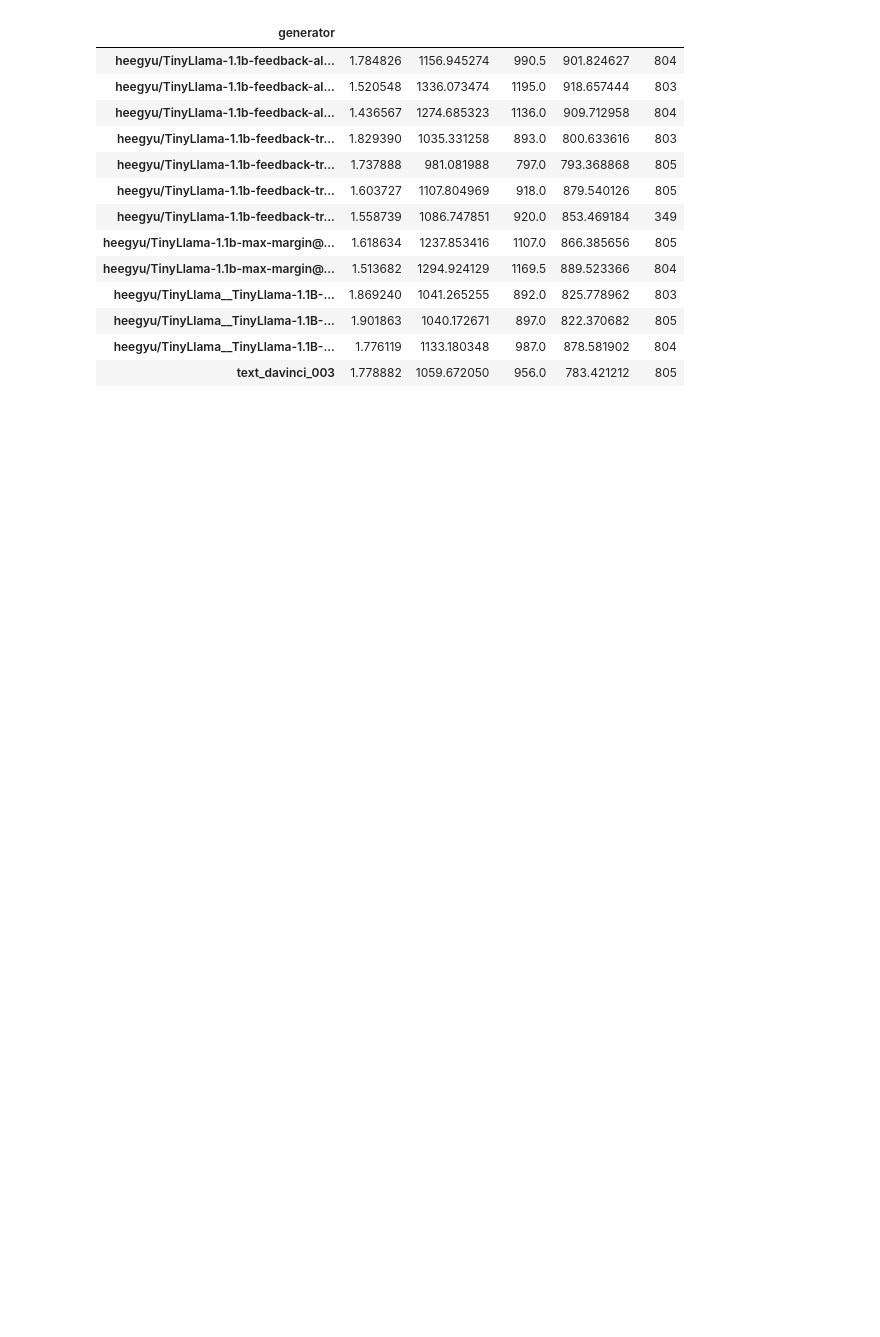
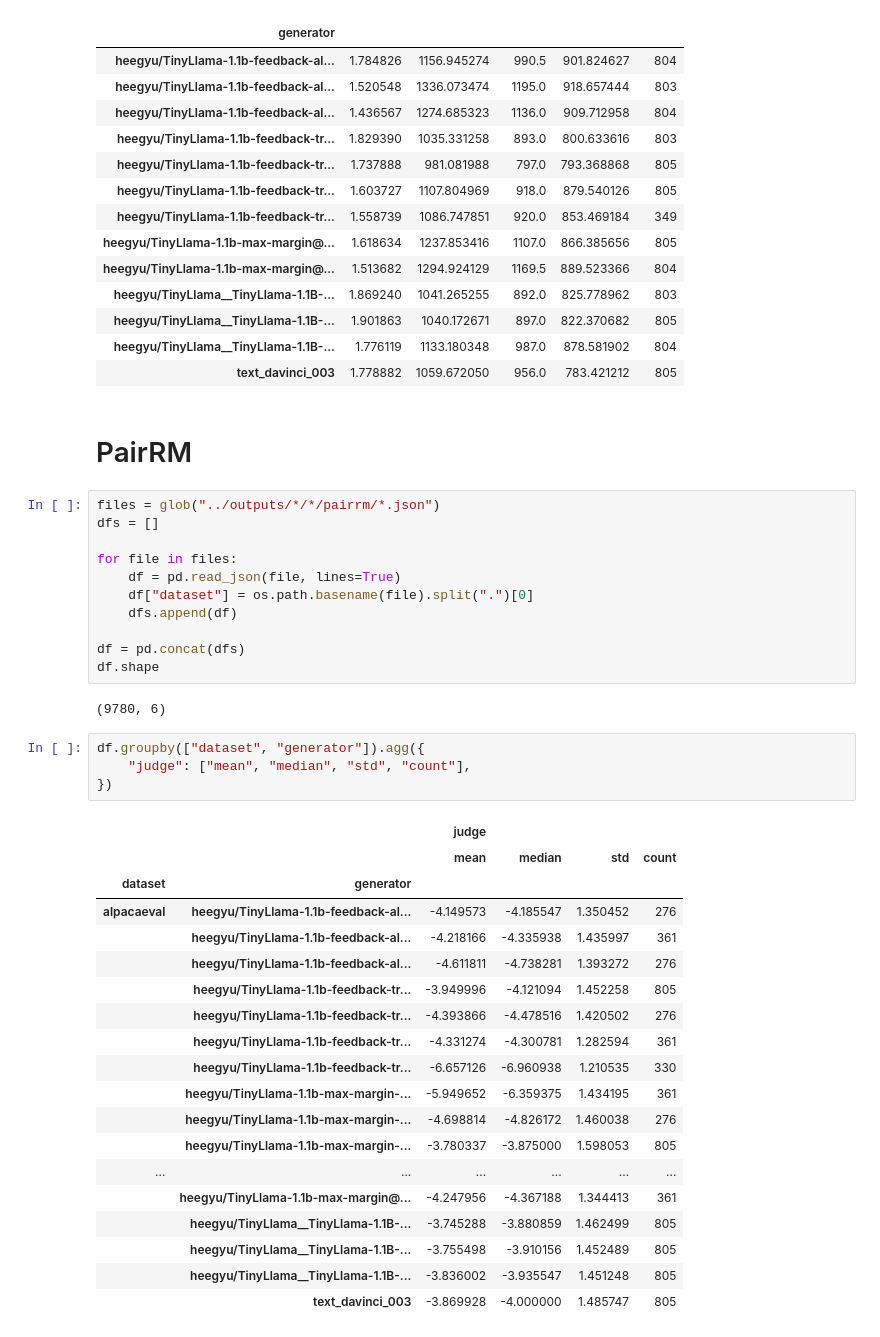
Before and after one commit to HeegyuKim/tuna, a Jupyter notebook: notebook/alpacaeval.ipynb, the cells around one changed output. Drawn from its saved outputs; the diff is of its cells as text; blank space fills up the shorter version.

Commit message:
pairrm judge

```diff
--- a/notebook/alpacaeval.ipynb
+++ b/notebook/alpacaeval.ipynb
@@ -88,3 +88,42 @@ df[df.score > 0].groupby("generator").agg({
 | heegyu/TinyLlama__TinyLlama-1.1B-... | 1.901863 | 1040.172671 | 897.0 | 822.370682 | 805 |
 | heegyu/TinyLlama__TinyLlama-1.1B-... | 1.776119 | 1133.180348 | 987.0 | 878.581902 | 804 |
 | text_davinci_003 | 1.778882 | 1059.672050 | 956.0 | 783.421212 | 805 |
+# %% [markdown]
+# PairRM
+# %%
+files = glob("../outputs/*/*/pairrm/*.json")
+dfs = []
+
+for file in files:
+    df = pd.read_json(file, lines=True)
+    df["dataset"] = os.path.basename(file).split(".")[0]
+    dfs.append(df)
+
+df = pd.concat(dfs)
+df.shape
+# %% [output]
+(9780, 6)
+# %%
+df.groupby(["dataset", "generator"]).agg({
+    "judge": ["mean", "median", "std", "count"],
+})
+# %% [output]
+|  |  | judge |  |  |  |
+|  |  | mean | median | std | count |
+| dataset | generator |  |  |  |  |
+| alpacaeval | heegyu/TinyLlama-1.1b-feedback-al... | -4.149573 | -4.185547 | 1.350452 | 276 |
+|  | heegyu/TinyLlama-1.1b-feedback-al... | -4.218166 | -4.335938 | 1.435997 | 361 |
+|  | heegyu/TinyLlama-1.1b-feedback-al... | -4.611811 | -4.738281 | 1.393272 | 276 |
+|  | heegyu/TinyLlama-1.1b-feedback-tr... | -3.949996 | -4.121094 | 1.452258 | 805 |
+|  | heegyu/TinyLlama-1.1b-feedback-tr... | -4.393866 | -4.478516 | 1.420502 | 276 |
+|  | heegyu/TinyLlama-1.1b-feedback-tr... | -4.331274 | -4.300781 | 1.282594 | 361 |
+|  | heegyu/TinyLlama-1.1b-feedback-tr... | -6.657126 | -6.960938 | 1.210535 | 330 |
+|  | heegyu/TinyLlama-1.1b-max-margin-... | -5.949652 | -6.359375 | 1.434195 | 361 |
+|  | heegyu/TinyLlama-1.1b-max-margin-... | -4.698814 | -4.826172 | 1.460038 | 276 |
+|  | heegyu/TinyLlama-1.1b-max-margin-... | -3.780337 | -3.875000 | 1.598053 | 805 |
+| ... | ... | ... | ... | ... | ... |
+|  | heegyu/TinyLlama-1.1b-max-margin@... | -4.247956 | -4.367188 | 1.344413 | 361 |
+|  | heegyu/TinyLlama__TinyLlama-1.1B-... | -3.745288 | -3.880859 | 1.462499 | 805 |
+|  | heegyu/TinyLlama__TinyLlama-1.1B-... | -3.755498 | -3.910156 | 1.452489 | 805 |
+|  | heegyu/TinyLlama__TinyLlama-1.1B-... | -3.836002 | -3.935547 | 1.451248 | 805 |
+|  | text_davinci_003 | -3.869928 | -4.000000 | 1.485747 | 805 |
```
Also changed, not shown: 3 other files.
